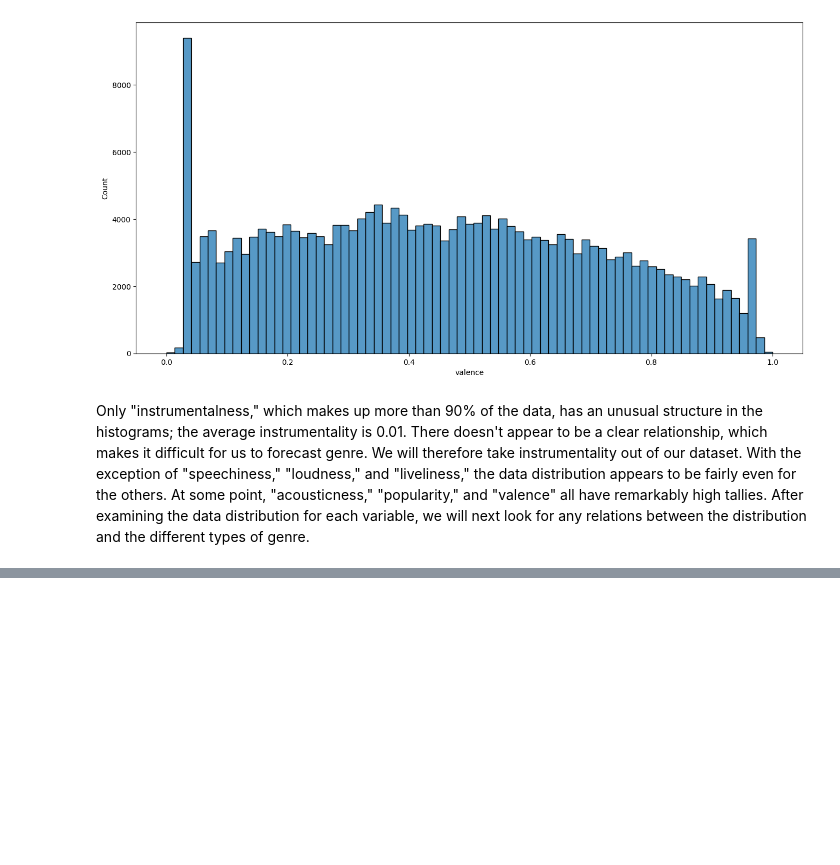
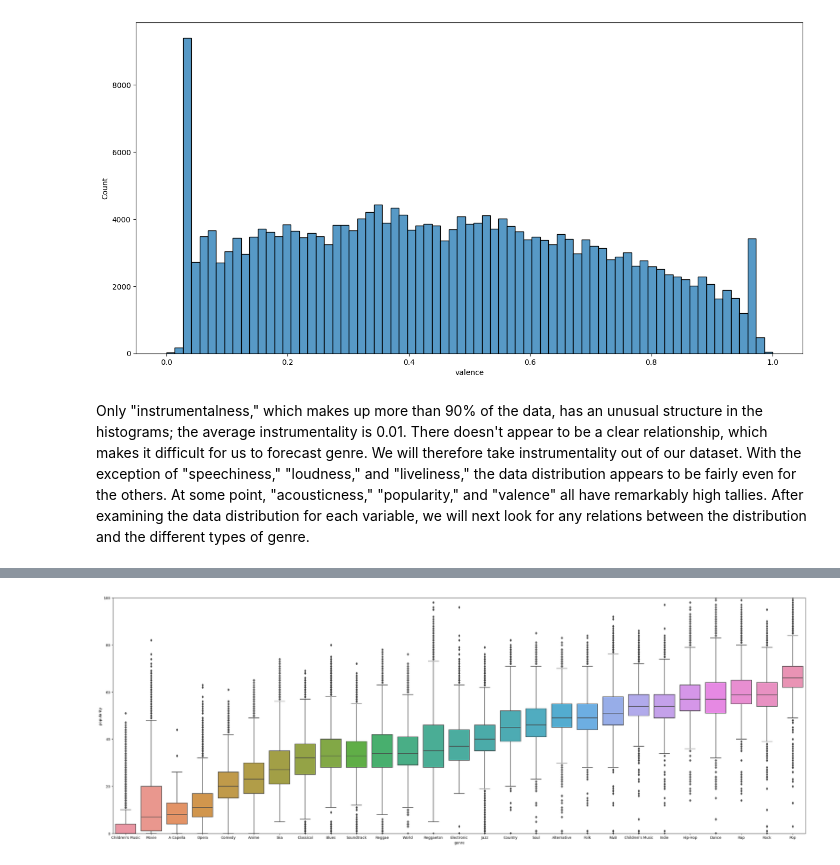
Before and after one commit to tanvi-jain3/SC1015-Song-Genre-Classification, a Jupyter notebook: Data Science Mini_Project.ipynb, the cells around one changed output, grey strips where cells are left out. Saved outputs shown, nothing was run; the diff lists cells and outputs as text; code cells hidden in the pictures; blank space fills up the shorter version.

```diff
--- a/Data Science Mini_Project.ipynb
+++ b/Data Science Mini_Project.ipynb
@@ -314,0 +333,9 @@ Correlation between song genre and every variable.
+# %%
+group_means=musicdata.groupby(['genre'])['popularity'].median().sort_values(ascending=True)
+
+plt.figure(figsize=(35,12))
+plt.ylim(0.0,100)
+sns.boxplot(x='genre', y='popularity', order=group_means.index,data=musicdata)
+plt.show()
+# %% [output]
+[figure, added]
```
Also changed, not shown: parts of 10 cells of this notebook.
